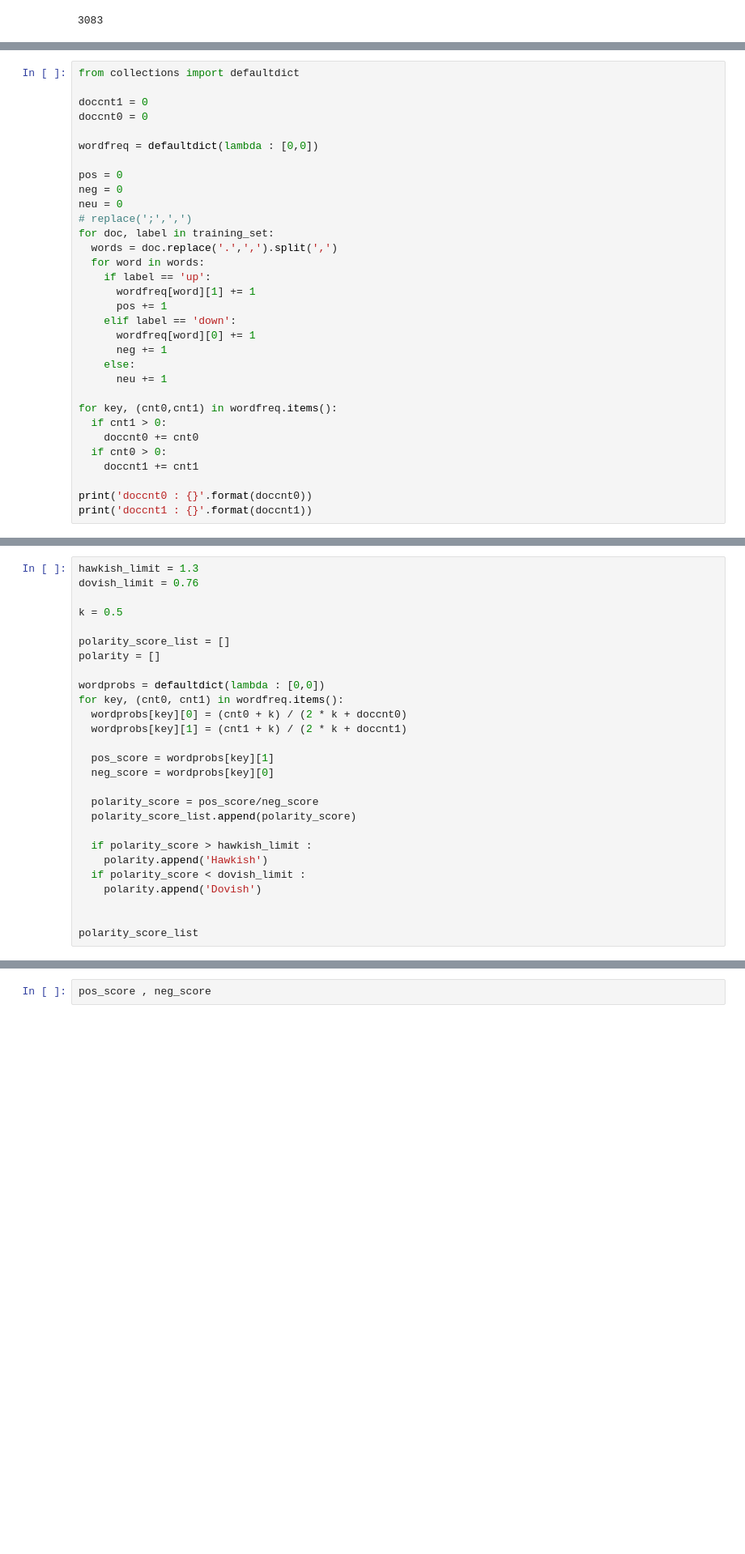
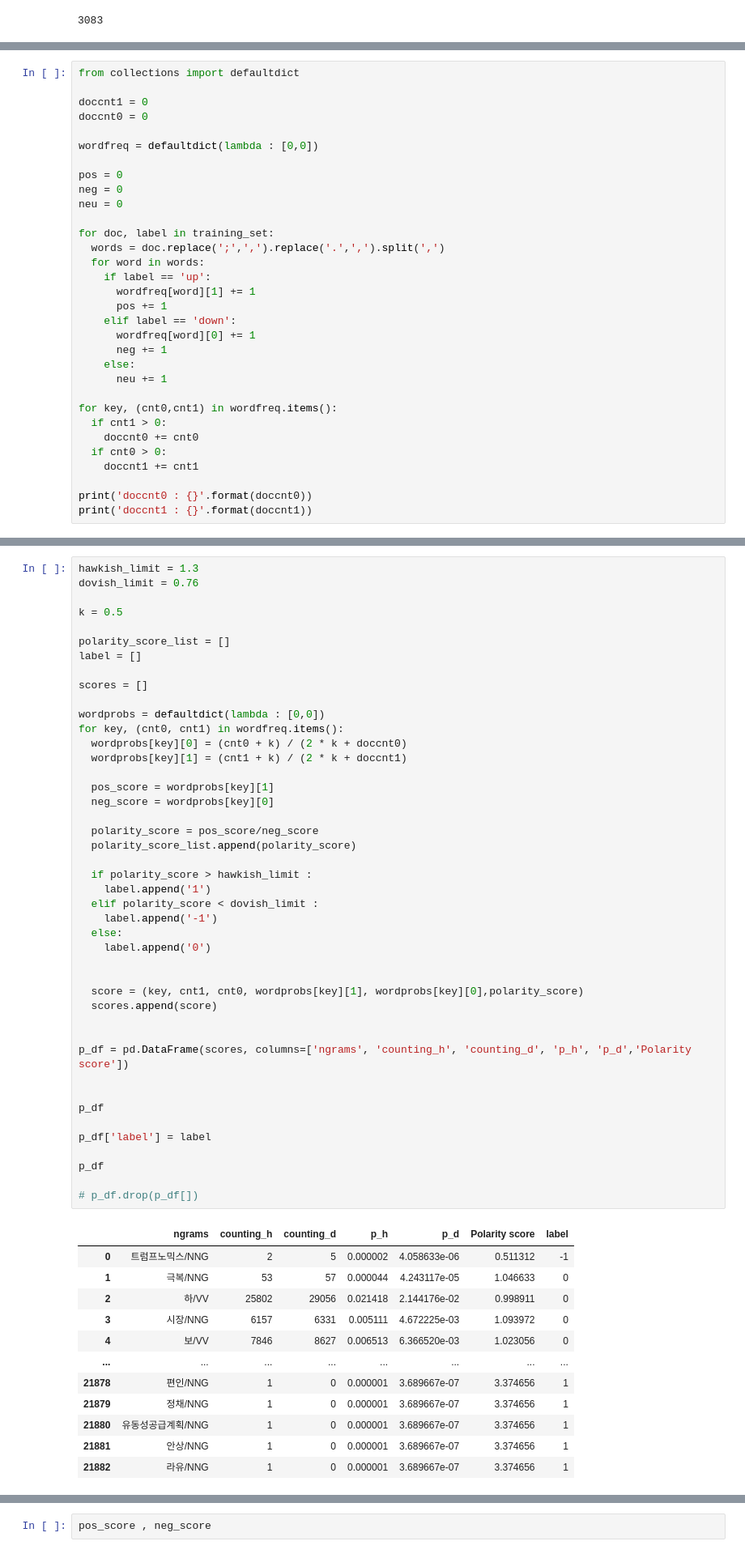
Before and after one commit to sunnyna/TIL, a Jupyter notebook: making_polarity_score.ipynb, the cells around one changed output, grey strips where cells are left out. Shown at 81% size. Cells and saved outputs as stored; diff of their text form; blank space fills up the shorter version.

```diff
--- a/making_polarity_score.ipynb
+++ b/making_polarity_score.ipynb
@@ -81,9 +81,9 @@ wordfreq = defaultdict(lambda : [0,0])
 pos = 0
 neg = 0
 neu = 0
-# replace(';',',')
+
 for doc, label in training_set:
-  words = doc.replace('.',',').split(',')
+  words = doc.replace(';',',').replace('.',',').split(',')
   for word in words:
     if label == 'up':
       wordfreq[word][1] += 1
@@ -128,28 +128,57 @@ defaultdict(<function __main__.<lambda>>,
 # %%
 hawkish_limit = 1.3
 dovish_limit = 0.76
 
 k = 0.5
 
 polarity_score_list = []
-polarity = []
+label = []
+
+scores = []
 
 wordprobs = defaultdict(lambda : [0,0])
 for key, (cnt0, cnt1) in wordfreq.items():
   wordprobs[key][0] = (cnt0 + k) / (2 * k + doccnt0)
   wordprobs[key][1] = (cnt1 + k) / (2 * k + doccnt1)
 
   pos_score = wordprobs[key][1]
   neg_score = wordprobs[key][0]
 
   polarity_score = pos_score/neg_score
   polarity_score_list.append(polarity_score)
 
   if polarity_score > hawkish_limit :
-    polarity.append('Hawkish')
-  if polarity_score < dovish_limit :
-    polarity.append('Dovish')
+    label.append('1')
+  elif polarity_score < dovish_limit :
+    label.append('-1')
+  else:
+    label.append('0')
 
 
-polarity_score_list
+  score = (key, cnt1, cnt0, wordprobs[key][1], wordprobs[key][0],polarity_score)
+  scores.append(score)
+
+
+p_df = pd.DataFrame(scores, columns=['ngrams', 'counting_h', 'counting_d', 'p_h', 'p_d','Polarity score'])
+
+
+p_df
+
+p_df['label'] = label
+
+p_df
+
+# p_df.drop(p_df[])
 # %% [output]
+|  | ngrams | counting_h | counting_d | p_h | p_d | Polarity score | label |
+| 0 | 트럼프노믹스/NNG | 2 | 5 | 0.000002 | 4.058633e-06 | 0.511312 | -1 |
+| 1 | 극복/NNG | 53 | 57 | 0.000044 | 4.243117e-05 | 1.046633 | 0 |
+| 2 | 하/VV | 25802 | 29056 | 0.021418 | 2.144176e-02 | 0.998911 | 0 |
+| 3 | 시장/NNG | 6157 | 6331 | 0.005111 | 4.672225e-03 | 1.093972 | 0 |
+| 4 | 보/VV | 7846 | 8627 | 0.006513 | 6.366520e-03 | 1.023056 | 0 |
+| ... | ... | ... | ... | ... | ... | ... | ... |
+| 21878 | 편인/NNG | 1 | 0 | 0.000001 | 3.689667e-07 | 3.374656 | 1 |
+| 21879 | 정채/NNG | 1 | 0 | 0.000001 | 3.689667e-07 | 3.374656 | 1 |
+| 21880 | 유동성공급계획/NNG | 1 | 0 | 0.000001 | 3.689667e-07 | 3.374656 | 1 |
+| 21881 | 안상/NNG | 1 | 0 | 0.000001 | 3.689667e-07 | 3.374656 | 1 |
+| 21882 | 라유/NNG | 1 | 0 | 0.000001 | 3.689667e-07 | 3.374656 | 1 |
```
Also changed, not shown: parts of 3 cells of this notebook.
